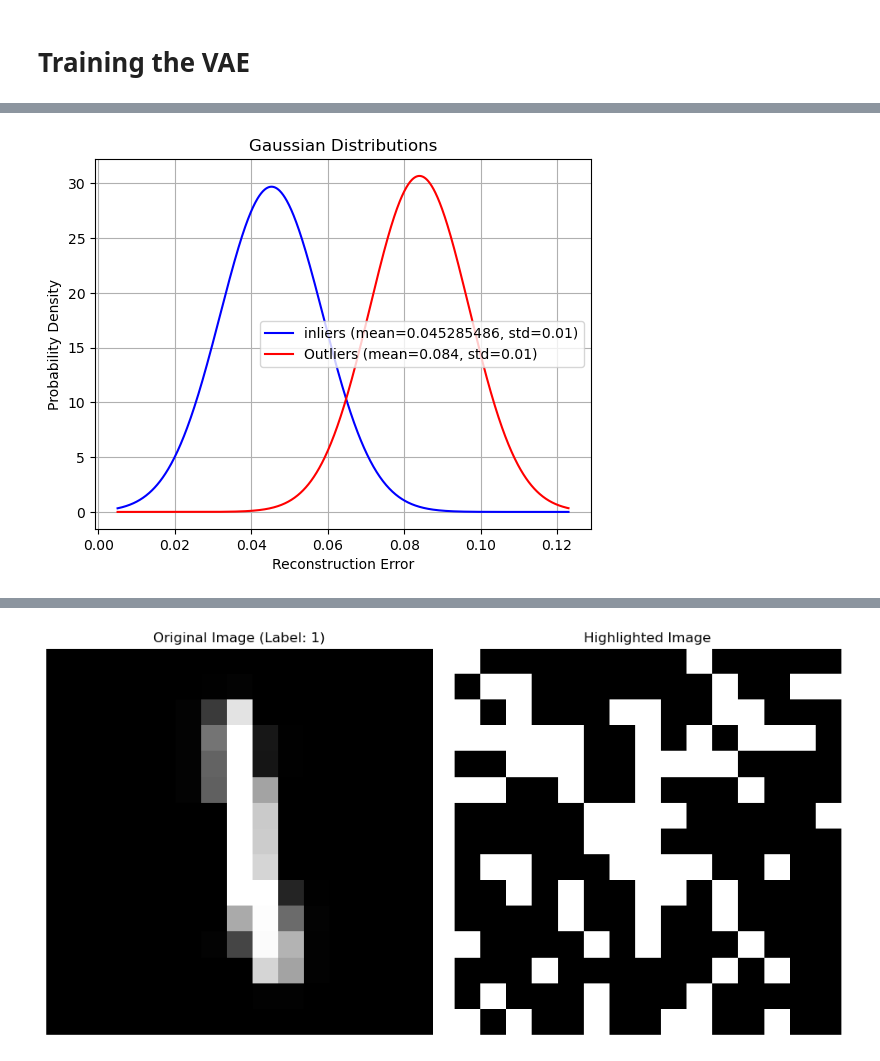
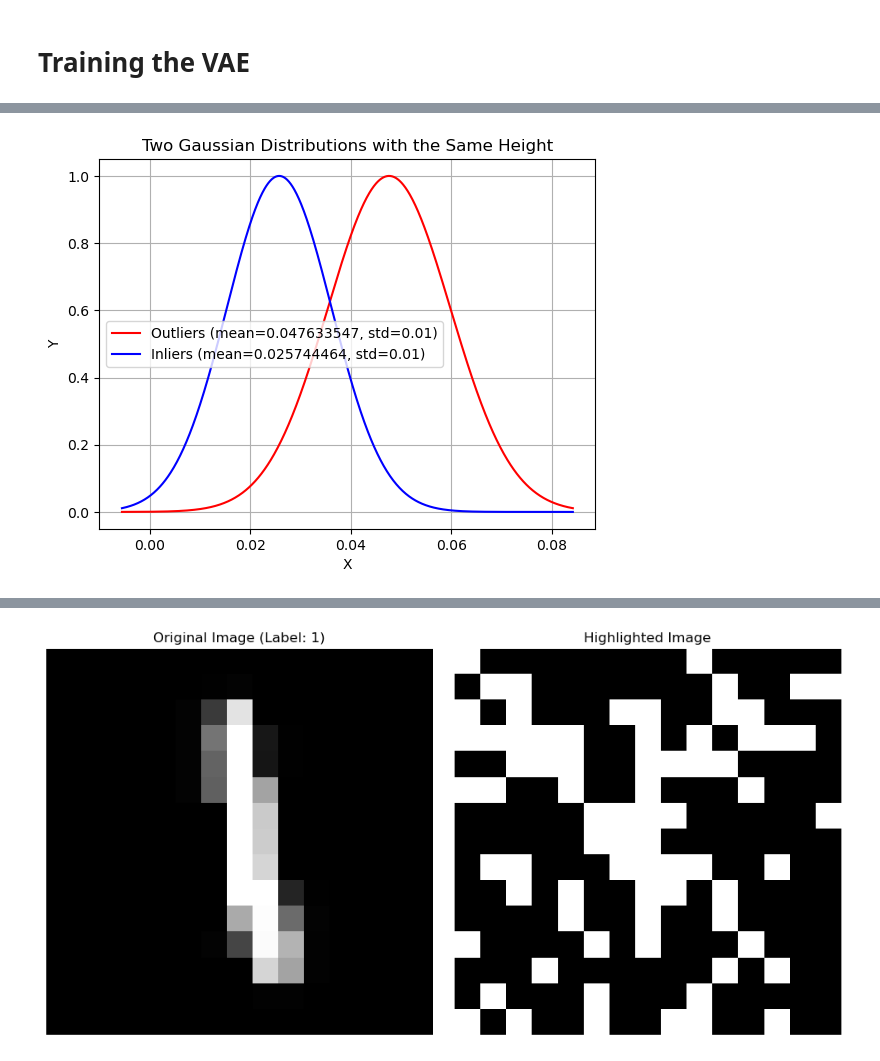
Before and after one commit to SMATousi/outlier_VAE, a Jupyter notebook: MNIST2.ipynb, the cells around one changed output, grey strips where cells are left out. Drawn from its saved outputs; the diff is of its cells as text; code cells hidden in the pictures.

```diff
--- a/MNIST2.ipynb
+++ b/MNIST2.ipynb
@@ -138,7 +139,6 @@ Downsampled dataset shape: (5962, 15, 15)
 # %% [markdown]
 # Training the VAE
 # %%
-normalized_images = reshaped_images / 255.0
 
 
 class Sampling(layers.Layer):
@@ -152,7 +152,7 @@ class Sampling(layers.Layer):
         return z_mean + tf.exp(0.5 * z_log_var) * epsilon
 
 
-latent_dim = 32
+latent_dim = 5
 
 encoder_inputs = keras.Input(shape=(225,))
 # x = layers.Conv2D(32, 3, activation="relu", strides=2, padding="same")(encoder_inputs)
@@ -215,7 +215,7 @@ class VAE(keras.Model):
 #
             kl_loss = -0.5 * (1 + z_log_var - tf.square(z_mean) - tf.exp(z_log_var))
 #             kl_loss = tf.reduce_mean(tf.reduce_sum(kl_loss, axis=1))
-            total_loss = reconstruction_loss +  0.2 * kl_loss
+            total_loss = reconstruction_loss +  0.01 * kl_loss
         grads = tape.gradient(total_loss, self.trainable_weights)
         self.optimizer.apply_gradients(zip(grads, self.trainable_weights))
         self.total_loss_tracker.update_state(total_loss)
@@ -275,56 +287,41 @@ Std =  0.013430639
 # %%
 import numpy as np
 import matplotlib.pyplot as plt
 
 # Example usage:
-mean1 = 0.045285486
-std1 = 0.013430639
-mean2 = 0.084
-std2 = 0.013
+mean1 = 0.047633547
+std1 = 0.012197709
+mean2 = 0.025744464
+std2 = 0.010438195
 
-def gaussian(x, mean, std):
-    """
-    Compute the Gaussian probability density function.
+def gaussian(x, mean, std_dev, amplitude):
+    return amplitude * np.exp(-((x - mean) ** 2) / (2 * std_dev ** 2))
 
-    Parameters:
-        x (numpy array): The input values.
-        mean (float): Mean of the Gaussian distribution.
-        std (float): Standard deviation of the Gaussian distribution.
+# Parameters for the first Gaussian distribution
+# mean1 = 5
+std_dev1 = std1
+amplitude1 = 1
 
-    Returns:
-        numpy array: The Gaussian probability density function values.
-    """
-    exponent = -0.5 * ((x - mean) / std)**2
-    return (1 / (std * np.sqrt(2 * np.pi))) * np.exp(exponent)
+# Parameters for the second Gaussian distribution
+# mean2 = 8
+std_dev2 = std2
+amplitude2 = 1
 
-def plot_gaussian(mean1, std1, mean2, std2):
-    """
-    Plot two Gaussian distributions with given means and standard deviations.
+# Generate x values
+x = np.linspace(min(mean1 - 3 * std_dev1, mean2 - 3 * std_dev2), max(mean1 + 3 * std_dev1, mean2 + 3 * std_dev2), 1000)
 
-    Parameters:
-        mean1 (float): Mean of the first Gaussian distribution.
-        std1 (float): Standard deviation of the first Gaussian distribution.
-        mean2 (float): Mean of the second Gaussian distribution.
-        std2 (float): Standard deviation of the second Gaussian distribution.
+# Calculate y values for both Gaussian distributions
+y1 = gaussian(x, mean1, std_dev1, amplitude1)
+y2 = gaussian(x, mean2, std_dev2, amplitude2)
 
-    Returns:
-        None
-    """
-    x = np.linspace(min(mean1 - 3 * std1, mean2 - 3 * std2), max(mean1 + 3 * std1, mean2 + 3 * std2), 1000)
-    gaussian1 = gaussian(x, mean1, std1)
-    gaussian2 = gaussian(x, mean2, std2)
-
-    plt.plot(x, gaussian1, label=f"inliers (mean={mean1}, std={std1:.2f})", color='blue')
-    plt.plot(x, gaussian2, label=f"Outliers (mean={mean2}, std={std2:.2f})", color='red')
-    plt.xlabel('Reconstruction Error')
-    plt.ylabel('Probability Density')
-    plt.title('Gaussian Distributions')
-    plt.legend()
-    plt.grid(True)
-    plt.show()
-
-
-
-plot_gaussian(mean1, std1, mean2, std2)
+# Plot the Gaussian distributions
+plt.plot(x, y1, label=f"Outliers (mean={mean1}, std={std_dev1:.2f})", color='red')
+plt.plot(x, y2, label=f"Inliers (mean={mean2}, std={std_dev2:.2f})", color='blue')
+plt.xlabel('X')
+plt.ylabel('Y')
+plt.title('Two Gaussian Distributions with the Same Height')
+plt.legend()
+plt.grid(True)
+plt.show()
 # %% [output]
-[figure, old version]
+[figure, new version]
```
Also changed, not shown: parts of 17 cells of this notebook, 3 other files.
